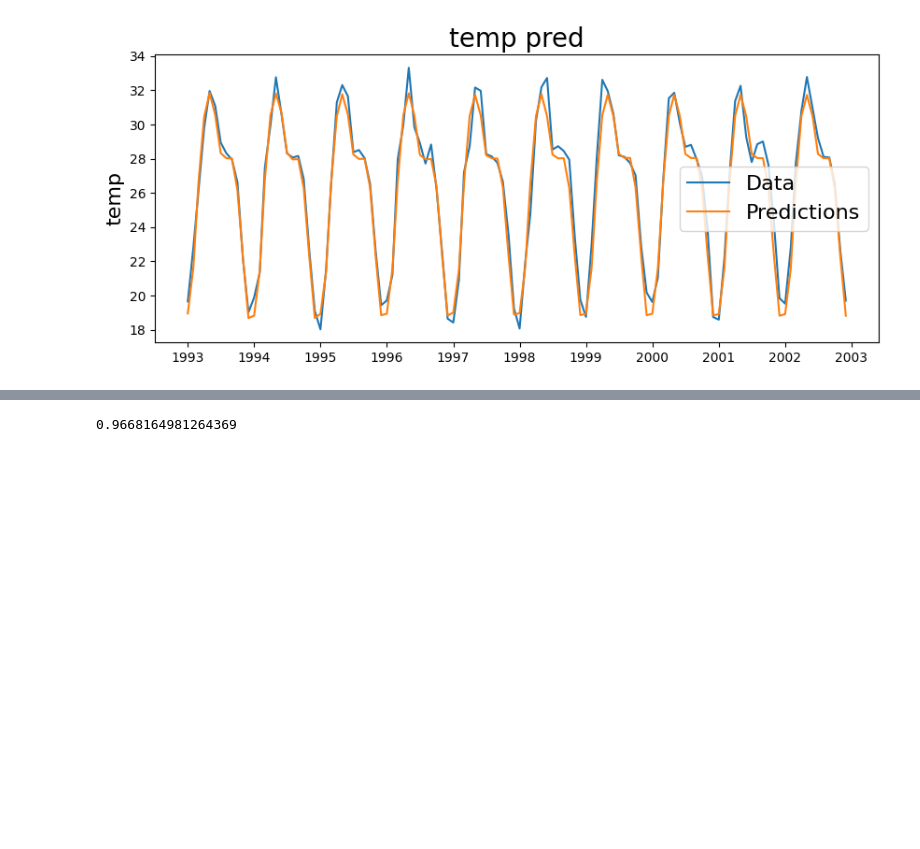
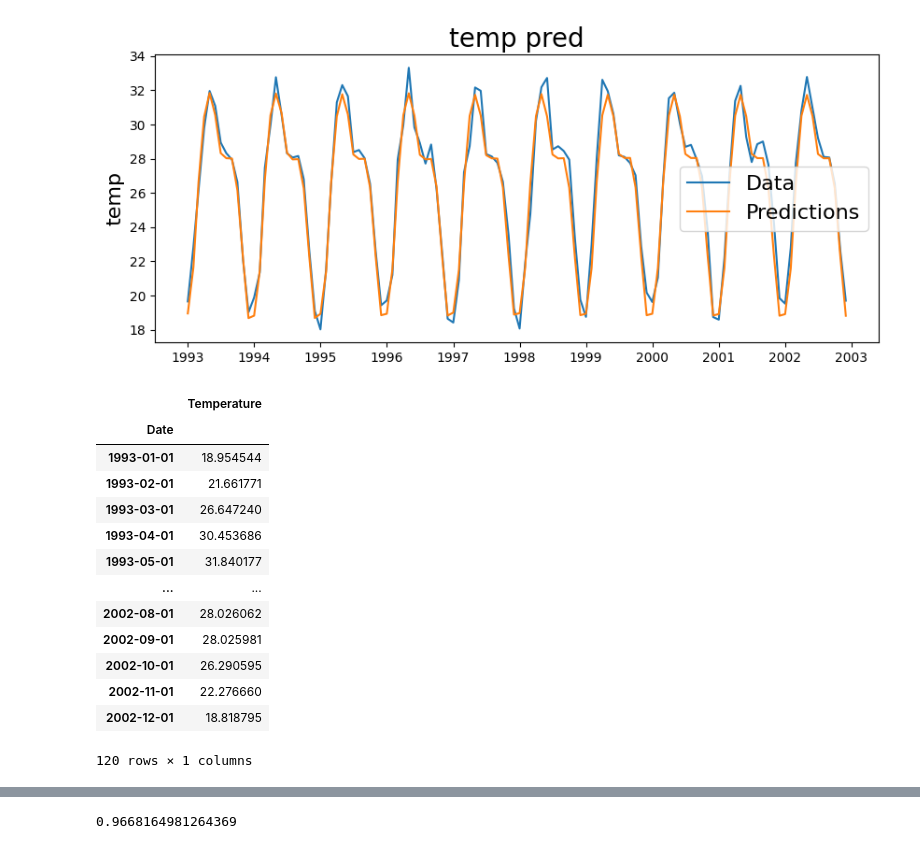
Before and after one commit to subharadhe1234/weather_forecasting, a Jupyter notebook: Notebooks/arima_sarima.ipynb, the cells around one changed output, grey strips where cells are left out. Drawn from its saved outputs; the diff is of its cells as text; code cells hidden in the pictures; blank space fills up the shorter version.

```diff
--- a/Notebooks/arima_sarima.ipynb
+++ b/Notebooks/arima_sarima.ipynb
@@ -557,0 +590,17 @@ Text(0, 0.5, 'temp')
+# %%
+predict_data
+# %% [output]
+|  | Temperature |
+| Date |  |
+| 1993-01-01 | 18.954544 |
+| 1993-02-01 | 21.661771 |
+| 1993-03-01 | 26.647240 |
+| 1993-04-01 | 30.453686 |
+| 1993-05-01 | 31.840177 |
+| ... | ... |
+| 2002-08-01 | 28.026062 |
+| 2002-09-01 | 28.025981 |
+| 2002-10-01 | 26.290595 |
+| 2002-11-01 | 22.276660 |
+| 2002-12-01 | 18.818795 |
+120 rows × 1 columns
```
Also changed, not shown: parts of 11 cells of this notebook, 9 other files.
